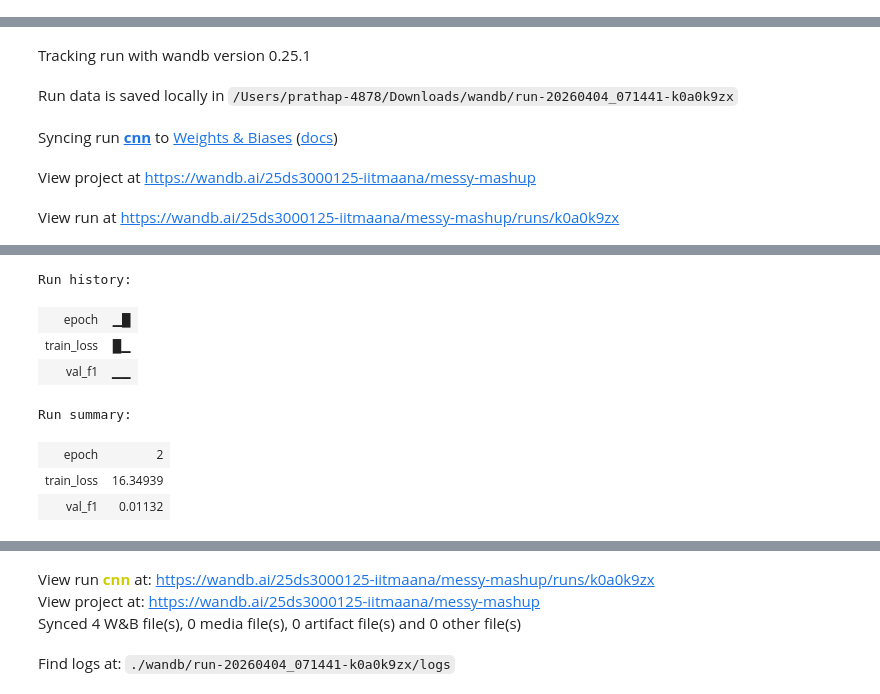
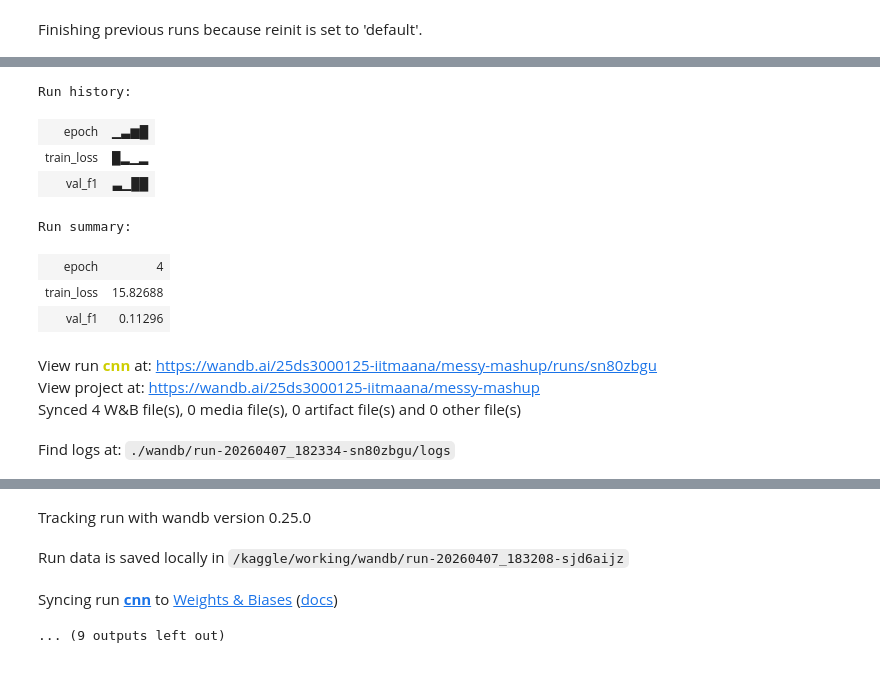
Before and after one commit to 25ds3000125-ui/DL-Genai-Project, a Jupyter notebook: notebooks/dl-25ds3000125-notebook-t12026.ipynb, the cells around one changed output, grey strips where cells are left out. Drawn from its saved outputs; the diff is of its cells as text; code cells hidden in the pictures.

```diff
--- a/notebooks/dl-25ds3000125-notebook-t12026.ipynb
+++ b/notebooks/dl-25ds3000125-notebook-t12026.ipynb
@@ -65,6 +41,8 @@ print(device)
 
 wandb.login(key="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")
 
+# Configuration & Hyperparameters
+# Defines sampling rates, durations, and training settings for CNN and AST models
 class CFG:
     SR = 22050
     AST_SR = 16000
@@ -72,17 +50,16 @@ class CFG:
     AST_DURATION = 10
     SAMPLES = SR * DURATION
     AST_SAMPLES = AST_SR * AST_DURATION
-    N_MELS = 64
+    N_MELS = 128
     MEL_WIDTH = 216
     BATCH_SIZE = 16
     AST_BATCH = 8
-    EPOCHS = 2
-    AST_EPOCHS = 4
+    EPOCHS = 4
+    AST_EPOCHS = 8
     LR = 1e-3
     AST_LR = 2e-5
 
-#BASE_PATH = "/kaggle/input/competitions/jan-2026-dl-gen-ai-project/messy_mashup"
-BASE_PATH = jan_2026_dl_gen_ai_project_path + "/messy_mashup"
+BASE_PATH = "/kaggle/input/competitions/jan-2026-dl-gen-ai-project/messy_mashup"
 TRAIN_PATH = f"{BASE_PATH}/genres_stems"
 NOISE_PATH = f"{BASE_PATH}/ESC-50-master/audio"
 TEST_PATH = f"{BASE_PATH}/mashups"
@@ -145,6 +91,6 @@ val_df
 # %%
 train_df = train_df.sample(100)
-val_df = val_df.sample(50)
+val_df = val_df.sample(25)
 # %%
 noise_files = []
 for root,_,files in os.walk(NOISE_PATH):
@@ -220,6 +171,8 @@ class CNNModel(nn.Module):
 def macro_f1(y_true,y_pred):
     return f1_score(y_true,y_pred,average="macro")
 # %%
+# Execution & Training Loops
+# Trains the basic CNN model and logs progress to Weights & Biases
 def train_cnn():
     wandb.init(project="messy-mashup", name="cnn")
     model = CNNModel().to(device)
@@ -229,6 +182,7 @@ def train_cnn():
     train_loader = DataLoader(CNNDataset(train_df), batch_size=CFG.BATCH_SIZE, shuffle=True)
     val_loader = DataLoader(CNNDataset(val_df,train=False), batch_size=CFG.BATCH_SIZE)
 
+    best_f1 = 0.0
     for epoch in range(CFG.EPOCHS):
         model.train()
         tloss = 0
@@ -256,4 +210,7 @@ def train_cnn():
         wandb.log({"epoch":epoch+1,"train_loss":tloss,"val_f1":f1})
 
     torch.save(model.state_dict(),"cnn.pth")
+    if f1 > best_f1:
+        best_f1 = f1
+    return best_f1
 # %%
@@ -372,10 +345,6 @@ def train_ast(name, use_mixup=True):
 # %%
-train_cnn()
+cnn_score = train_cnn()
 wandb.finish()
 # %% [output]
+Finishing previous runs because reinit is set to 'default'.
 [interactive output not drawn]
-Tracking run with wandb version 0.25.1
-Run data is saved locally in /Users/prathap-4878/Downloads/wandb/run-20260404_071441-k0a0k9zx
-Syncing run cnn to Weights & Biases (docs)
-View project at https://wandb.ai/25ds3000125-iitmaana/messy-mashup
-View run at https://wandb.ai/25ds3000125-iitmaana/messy-mashup/runs/k0a0k9zx
@@ -383,8 +351,12 @@ View run at https://wandb.ai/25ds3000125-iitmaana/messy-mashup/runs/k0a0k9zx
 Run history:
-| epoch | ▁█ |
-| train_loss | █▁ |
-| val_f1 | ▁▁ |
+| epoch | ▁▃▆█ |
+| train_loss | █▂▁▂ |
+| val_f1 | ▃▁██ |
 Run summary:
-| epoch | 2 |
-| train_loss | 16.34939 |
-| val_f1 | 0.01132 |
+| epoch | 4 |
+| train_loss | 15.82688 |
+| val_f1 | 0.11296 |
+View run cnn at: https://wandb.ai/25ds3000125-iitmaana/messy-mashup/runs/sn80zbgu
+View project at: https://wandb.ai/25ds3000125-iitmaana/messy-mashup
+Synced 4 W&B file(s), 0 media file(s), 0 artifact file(s) and 0 other file(s)
+Find logs at: ./wandb/run-20260407_182334-sn80zbgu/logs
@@ -391,5 +364,5 @@ Run summary:
+Tracking run with wandb version 0.25.0
+Run data is saved locally in /kaggle/working/wandb/run-20260407_183208-sjd6aijz
-View run cnn at: https://wandb.ai/25ds3000125-iitmaana/messy-mashup/runs/k0a0k9zx
-View project at: https://wandb.ai/25ds3000125-iitmaana/messy-mashup
-Synced 4 W&B file(s), 0 media file(s), 0 artifact file(s) and 0 other file(s)
+Syncing run cnn to Weights & Biases (docs)
-Find logs at: ./wandb/run-20260404_071441-k0a0k9zx/logs
+... (9 outputs left out)
 # %%
```
Also changed, not shown: parts of 17 cells of this notebook.
